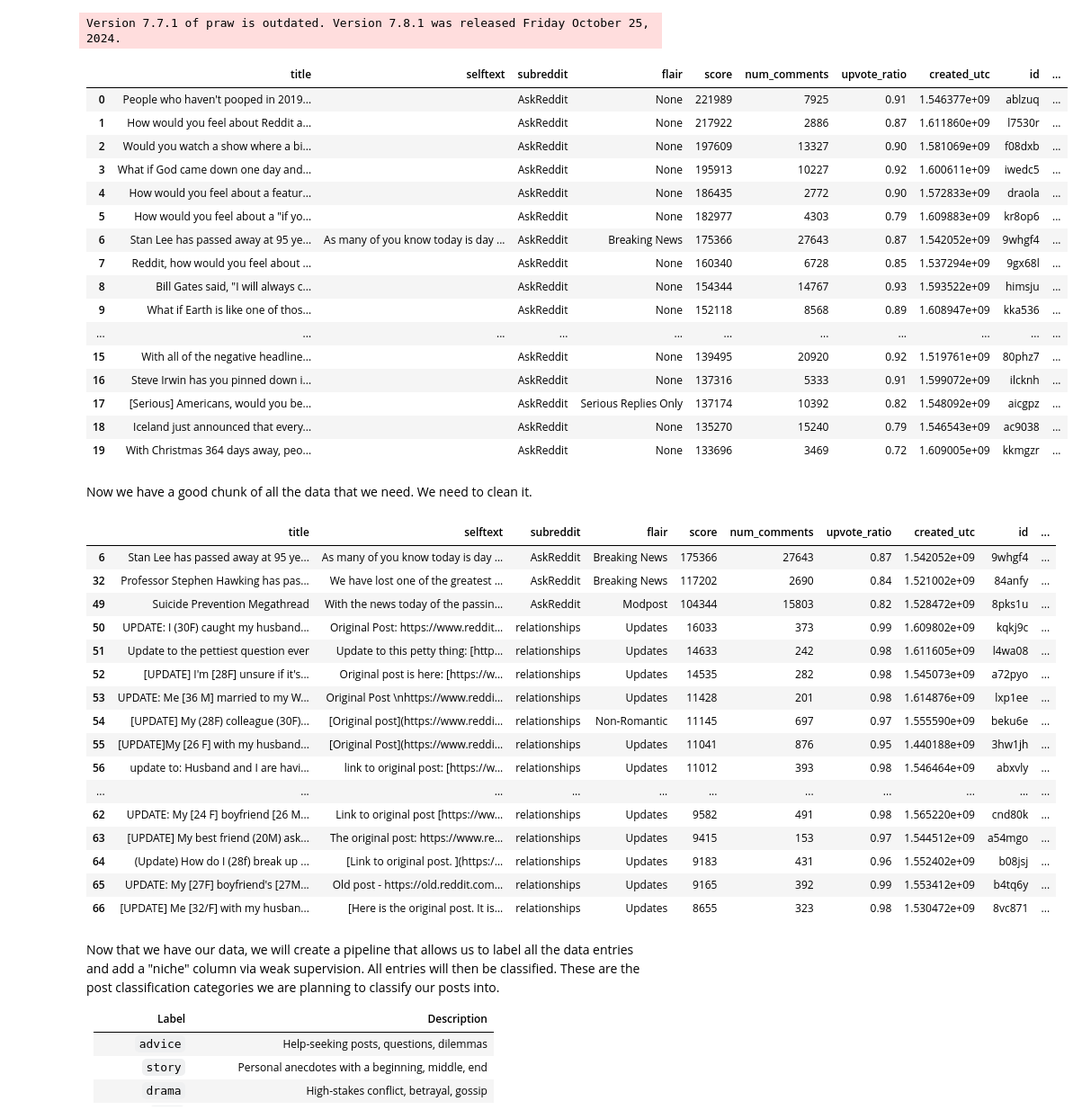
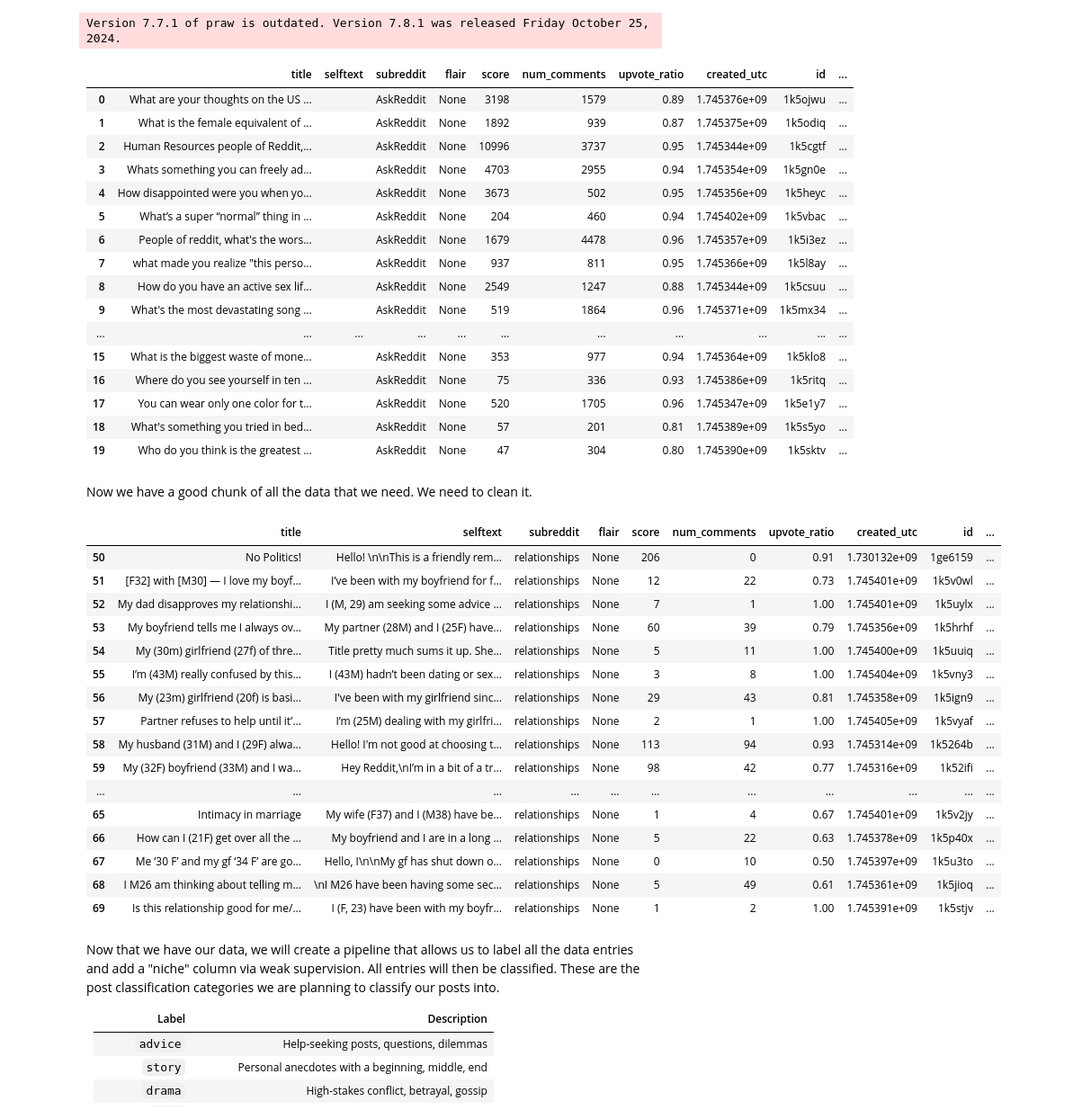
Before and after one commit to AtinChing/Applied-AI-ML-Implementations, a Jupyter notebook: classifier/reddit_niche_classifier.ipynb, the cells around one changed output. Shown at 90% size. Drawn from its saved outputs; the diff is of its cells as text; code cells hidden in the pictures.

```diff
--- a/classifier/reddit_niche_classifier.ipynb
+++ b/classifier/reddit_niche_classifier.ipynb
@@ -93,34 +93,34 @@ def scrape_popular_posts(subreddits, limit=100, sort_by="top"):
 # %%
 # Figure out what subreddits you want to scrape from
 subreddits = ["AskReddit", "relationships", "AmItheAsshole", "TrueOffMyChest", "TIFU"]
 # Scrape the data from the subreddits
-data = scrape_popular_posts(subreddits, limit=50, sort_by="top")
+data = scrape_popular_posts(subreddits, limit=50, sort_by="hot")
 # Save the data in a pandas dataframe
 df = pd.DataFrame(data)
 
 # Can save the dataframe to a CSV file too!
 #df.to_csv("reddit_posts.csv", index=False)
 df["niche"] = None # Adding a new column to the dataframe for the niche
 # Display the first few rows of the dataframe
 df.head(20)
 # %% [output]
 |  | title | selftext | subreddit | flair | score | num_comments | upvote_ratio | created_utc | id | ... |
-| 0 | People who haven't pooped in 2019... |  | AskReddit | None | 221989 | 7925 | 0.91 | 1.546377e+09 | ablzuq | ... |
-| 1 | How would you feel about Reddit a... |  | AskReddit | None | 217922 | 2886 | 0.87 | 1.611860e+09 | l7530r | ... |
-| 2 | Would you watch a show where a bi... |  | AskReddit | None | 197609 | 13327 | 0.90 | 1.581069e+09 | f08dxb | ... |
-| 3 | What if God came down one day and... |  | AskReddit | None | 195913 | 10227 | 0.92 | 1.600611e+09 | iwedc5 | ... |
-| 4 | How would you feel about a featur... |  | AskReddit | None | 186435 | 2772 | 0.90 | 1.572833e+09 | draola | ... |
-| 5 | How would you feel about a "if yo... |  | AskReddit | None | 182977 | 4303 | 0.79 | 1.609883e+09 | kr8op6 | ... |
-| 6 | Stan Lee has passed away at 95 ye... | As many of you know today is day ... | AskReddit | Breaking News | 175366 | 27643 | 0.87 | 1.542052e+09 | 9whgf4 | ... |
-| 7 | Reddit, how would you feel about ... |  | AskReddit | None | 160340 | 6728 | 0.85 | 1.537294e+09 | 9gx68l | ... |
-| 8 | Bill Gates said, "I will always c... |  | AskReddit | None | 154344 | 14767 | 0.93 | 1.593522e+09 | himsju | ... |
-| 9 | What if Earth is like one of thos... |  | AskReddit | None | 152118 | 8568 | 0.89 | 1.608947e+09 | kka536 | ... |
+| 0 | What are your thoughts on the US ... |  | AskReddit | None | 3198 | 1579 | 0.89 | 1.745376e+09 | 1k5ojwu | ... |
+| 1 | What is the female equivalent of ... |  | AskReddit | None | 1892 | 939 | 0.87 | 1.745375e+09 | 1k5odiq | ... |
+| 2 | Human Resources people of Reddit,... |  | AskReddit | None | 10996 | 3737 | 0.95 | 1.745344e+09 | 1k5cgtf | ... |
+| 3 | Whats something you can freely ad... |  | AskReddit | None | 4703 | 2955 | 0.94 | 1.745354e+09 | 1k5gn0e | ... |
+| 4 | How disappointed were you when yo... |  | AskReddit | None | 3673 | 502 | 0.95 | 1.745356e+09 | 1k5heyc | ... |
+| 5 | What’s a super “normal” thing in ... |  | AskReddit | None | 204 | 460 | 0.94 | 1.745402e+09 | 1k5vbac | ... |
+| 6 | People of reddit, what's the wors... |  | AskReddit | None | 1679 | 4478 | 0.96 | 1.745357e+09 | 1k5i3ez | ... |
+| 7 | what made you realize "this perso... |  | AskReddit | None | 937 | 811 | 0.95 | 1.745366e+09 | 1k5l8ay | ... |
+| 8 | How do you have an active sex lif... |  | AskReddit | None | 2549 | 1247 | 0.88 | 1.745344e+09 | 1k5csuu | ... |
+| 9 | What's the most devastating song ... |  | AskReddit | None | 519 | 1864 | 0.96 | 1.745371e+09 | 1k5mx34 | ... |
 | ... | ... | ... | ... | ... | ... | ... | ... | ... | ... | ... |
-| 15 | With all of the negative headline... |  | AskReddit | None | 139495 | 20920 | 0.92 | 1.519761e+09 | 80phz7 | ... |
-| 16 | Steve Irwin has you pinned down i... |  | AskReddit | None | 137316 | 5333 | 0.91 | 1.599072e+09 | ilcknh | ... |
-| 17 | [Serious] Americans, would you be... |  | AskReddit | Serious Replies Only | 137174 | 10392 | 0.82 | 1.548092e+09 | aicgpz | ... |
-| 18 | Iceland just announced that every... |  | AskReddit | None | 135270 | 15240 | 0.79 | 1.546543e+09 | ac9038 | ... |
-| 19 | With Christmas 364 days away, peo... |  | AskReddit | None | 133696 | 3469 | 0.72 | 1.609005e+09 | kkmgzr | ... |
+| 15 | What is the biggest waste of mone... |  | AskReddit | None | 353 | 977 | 0.94 | 1.745364e+09 | 1k5klo8 | ... |
+| 16 | Where do you see yourself in ten ... |  | AskReddit | None | 75 | 336 | 0.93 | 1.745386e+09 | 1k5ritq | ... |
+| 17 | You can wear only one color for t... |  | AskReddit | None | 520 | 1705 | 0.96 | 1.745347e+09 | 1k5e1y7 | ... |
+| 18 | What's something you tried in bed... |  | AskReddit | None | 57 | 201 | 0.81 | 1.745389e+09 | 1k5s5yo | ... |
+| 19 | Who do you think is the greatest ... |  | AskReddit | None | 47 | 304 | 0.80 | 1.745390e+09 | 1k5sktv | ... |
 # %% [markdown]
 Now we have a good chunk of all the data that we need. We need to clean it.
 # %%
@@ -136,22 +136,22 @@ df = df[df["title"].str.strip() != ""] # dropping empty 'title' rows
 df.head(20)
 # %% [output]
 |  | title | selftext | subreddit | flair | score | num_comments | upvote_ratio | created_utc | id | ... |
-| 6 | Stan Lee has passed away at 95 ye... | As many of you know today is day ... | AskReddit | Breaking News | 175366 | 27643 | 0.87 | 1.542052e+09 | 9whgf4 | ... |
-| 32 | Professor Stephen Hawking has pas... | We have lost one of the greatest ... | AskReddit | Breaking News | 117202 | 2690 | 0.84 | 1.521002e+09 | 84anfy | ... |
-| 49 | Suicide Prevention Megathread | With the news today of the passin... | AskReddit | Modpost | 104344 | 15803 | 0.82 | 1.528472e+09 | 8pks1u | ... |
-| 50 | UPDATE: I (30F) caught my husband... | Original Post: https://www.reddit... | relationships | Updates | 16033 | 373 | 0.99 | 1.609802e+09 | kqkj9c | ... |
-| 51 | Update to the pettiest question ever | Update to this petty thing: [http... | relationships | Updates | 14633 | 242 | 0.98 | 1.611605e+09 | l4wa08 | ... |
-| 52 | [UPDATE] I'm [28F] unsure if it's... | Original post is here: [https://w... | relationships | Updates | 14535 | 282 | 0.98 | 1.545073e+09 | a72pyo | ... |
-| 53 | UPDATE: Me [36 M] married to my W... | Original Post \nhttps://www.reddi... | relationships | Updates | 11428 | 201 | 0.98 | 1.614876e+09 | lxp1ee | ... |
-| 54 | [UPDATE] My (28F) colleague (30F)... | [Original post](https://www.reddi... | relationships | Non-Romantic | 11145 | 697 | 0.97 | 1.555590e+09 | beku6e | ... |
-| 55 | [UPDATE]My [26 F] with my husband... | [Original Post](https://www.reddi... | relationships | Updates | 11041 | 876 | 0.95 | 1.440188e+09 | 3hw1jh | ... |
-| 56 | update to: Husband and I are havi... | link to original post: [https://w... | relationships | Updates | 11012 | 393 | 0.98 | 1.546464e+09 | abxvly | ... |
+| 50 | No Politics! | Hello! \n\nThis is a friendly rem... | relationships | None | 206 | 0 | 0.91 | 1.730132e+09 | 1ge6159 | ... |
+| 51 | [F32] with [M30] — I love my boyf... | I’ve been with my boyfriend for f... | relationships | None | 12 | 22 | 0.73 | 1.745401e+09 | 1k5v0wl | ... |
+| 52 | My dad disapproves my relationshi... | I (M, 29) am seeking some advice ... | relationships | None | 7 | 1 | 1.00 | 1.745401e+09 | 1k5uylx | ... |
+| 53 | My boyfriend tells me I always ov... | My partner (28M) and I (25F) have... | relationships | None | 60 | 39 | 0.79 | 1.745356e+09 | 1k5hrhf | ... |
+| 54 | My (30m) girlfriend (27f) of thre... | Title pretty much sums it up. She... | relationships | None | 5 | 11 | 1.00 | 1.745400e+09 | 1k5uuiq | ... |
+| 55 | I’m (43M) really confused by this... | I (43M) hadn’t been dating or sex... | relationships | None | 3 | 8 | 1.00 | 1.745404e+09 | 1k5vny3 | ... |
+| 56 | My (23m) girlfriend (20f) is basi... | I've been with my girlfriend sinc... | relationships | None | 29 | 43 | 0.81 | 1.745358e+09 | 1k5ign9 | ... |
+| 57 | Partner refuses to help until it’... | I’m (25M) dealing with my girlfri... | relationships | None | 2 | 1 | 1.00 | 1.745405e+09 | 1k5vyaf | ... |
+| 58 | My husband (31M) and I (29F) alwa... | Hello! I'm not good at choosing t... | relationships | None | 113 | 94 | 0.93 | 1.745314e+09 | 1k5264b | ... |
+| 59 | My (32F) boyfriend (33M) and I wa... | Hey Reddit,\nI’m in a bit of a tr... | relationships | None | 98 | 42 | 0.77 | 1.745316e+09 | 1k52ifi | ... |
 | ... | ... | ... | ... | ... | ... | ... | ... | ... | ... | ... |
-| 62 | UPDATE: My [24 F] boyfriend [26 M... | Link to original post [https://ww... | relationships | Updates | 9582 | 491 | 0.98 | 1.565220e+09 | cnd80k | ... |
-| 63 | [UPDATE] My best friend (20M) ask... | The original post: https://www.re... | relationships | Updates | 9415 | 153 | 0.97 | 1.544512e+09 | a54mgo | ... |
-| 64 | (Update) How do I (28f) break up ... | [Link to original post. ](https:/... | relationships | Updates | 9183 | 431 | 0.96 | 1.552402e+09 | b08jsj | ... |
-| 65 | UPDATE: My [27F] boyfriend's [27M... | Old post - https://old.reddit.com... | relationships | Updates | 9165 | 392 | 0.99 | 1.553412e+09 | b4tq6y | ... |
-| 66 | [UPDATE] Me [32/F] with my husban... | [Here is the original post. It is... | relationships | Updates | 8655 | 323 | 0.98 | 1.530472e+09 | 8vc871 | ... |
+| 65 | Intimacy in marriage | My wife (F37) and I (M38) have be... | relationships | None | 1 | 4 | 0.67 | 1.745401e+09 | 1k5v2jy | ... |
+| 66 | How can I (21F) get over all the ... | My boyfriend and I are in a long ... | relationships | None | 5 | 22 | 0.63 | 1.745378e+09 | 1k5p40x | ... |
+| 67 | Me ‘30 F’ and my gf ‘34 F’ are go... | Hello, I\n\nMy gf has shut down o... | relationships | None | 0 | 10 | 0.50 | 1.745397e+09 | 1k5u3to | ... |
+| 68 | I M26 am thinking about telling m... | \nI M26 have been having some sec... | relationships | None | 5 | 49 | 0.61 | 1.745361e+09 | 1k5jioq | ... |
+| 69 | Is this relationship good for me/... | I (F, 23) have been with my boyfr... | relationships | None | 1 | 2 | 1.00 | 1.745391e+09 | 1k5stjv | ... |
 # %% [markdown]
 Now that we have our data, we will create a pipeline that allows us to label all the data entries and add a "niche" column via weak supervision. All entries will then be classified.
 These are the post classification categories we are planning to classify our posts into.
```
Also changed, not shown: parts of 2 cells of this notebook.
